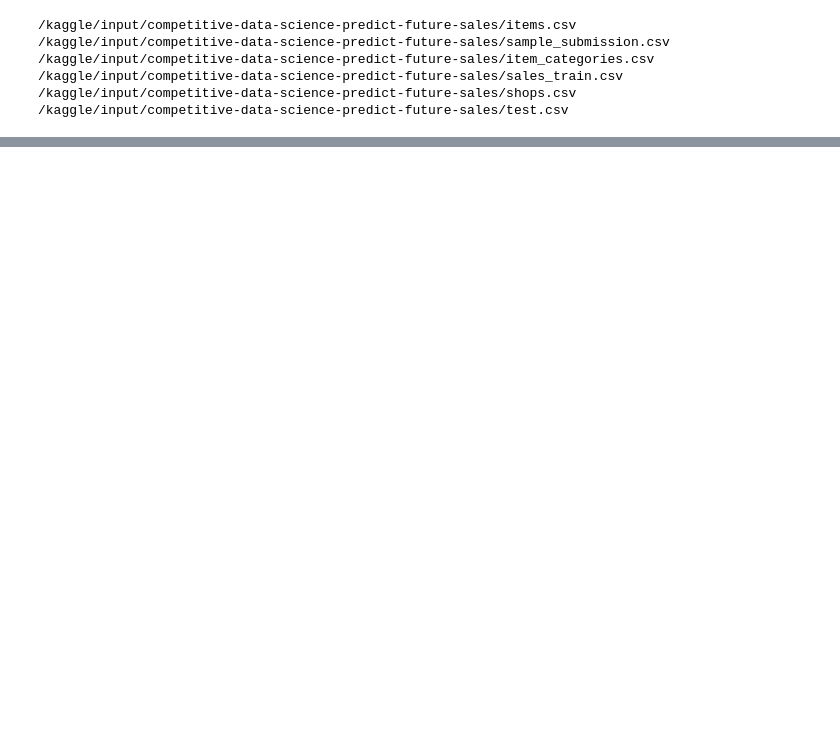
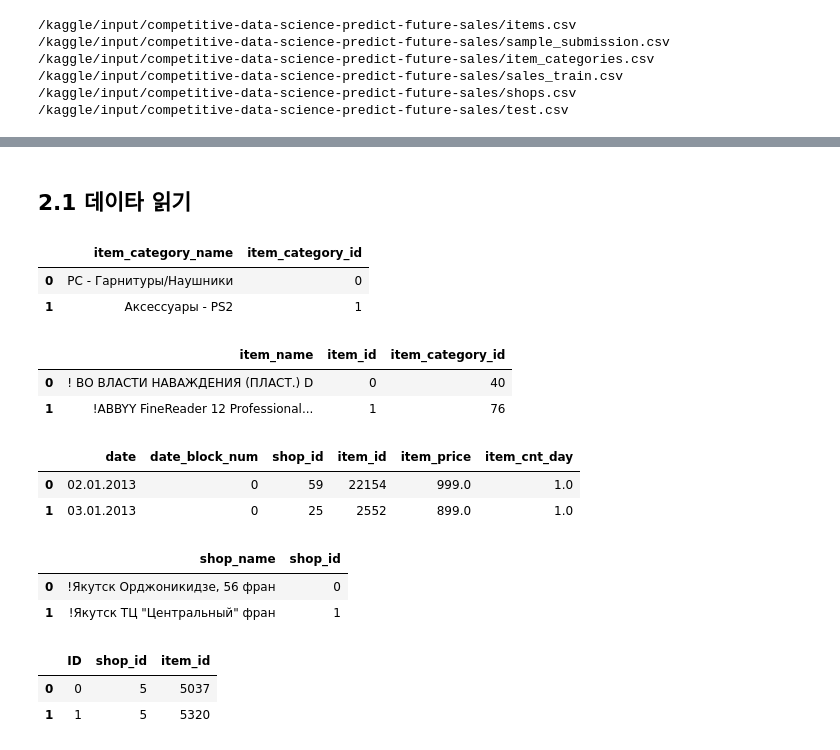
Before and after one commit to kimsangkyeong/kaggles, a Jupyter notebook: predictfutuersales.ipynb, the cells around one changed output, grey strips where cells are left out. Saved outputs shown, nothing was run; the diff lists cells and outputs as text; code cells hidden in the pictures; blank space fills up the shorter version.

```diff
--- a/predictfutuersales.ipynb
+++ b/predictfutuersales.ipynb
@@ -25,0 +103,5 @@ for dirname, _, filenames in os.walk('/kaggle/input'):
+# %%
+pd.set_option("display.max_colwidth", 999)  # 컬럼 정보 보여주기
+pd.set_option("display.max_rows", 150)  # row 정보 보여주기
+# pd.reset_option("display.max_colwidth")
+# 참고 : https://pandas.pydata.org/docs/user_guide/options.html
@@ -25,0 +127,2 @@ for dirname, _, filenames in os.walk('/kaggle/input'):
+# %% [markdown]
+## 2.1 데이타 읽기
@@ -25,0 +136,20 @@ for dirname, _, filenames in os.walk('/kaggle/input'):
+# %%
+for df in [df_item_category, df_items, df_sales_train, df_shops, df_test] :
+    display(df.head(2))
+df_train_raw = pd.merge(df_sales_train, df_items, how='left').drop(['item_name'], axis=1)
+# %% [output]
+|  | item_category_name | item_category_id |
+| 0 | PC - Гарнитуры/Наушники | 0 |
+| 1 | Аксессуары - PS2 | 1 |
+|  | item_name | item_id | item_category_id |
+| 0 | ! ВО ВЛАСТИ НАВАЖДЕНИЯ (ПЛАСТ.) D | 0 | 40 |
+| 1 | !ABBYY FineReader 12 Professional... | 1 | 76 |
+|  | date | date_block_num | shop_id | item_id | item_price | item_cnt_day |
+| 0 | 02.01.2013 | 0 | 59 | 22154 | 999.0 | 1.0 |
+| 1 | 03.01.2013 | 0 | 25 | 2552 | 899.0 | 1.0 |
+|  | shop_name | shop_id |
+| 0 | !Якутск Орджоникидзе, 56 фран | 0 |
+| 1 | !Якутск ТЦ "Центральный" фран | 1 |
+|  | ID | shop_id | item_id |
+| 0 | 0 | 5 | 5037 |
+| 1 | 1 | 5 | 5320 |
```
Also changed, not shown: parts of 16 cells of this notebook.
